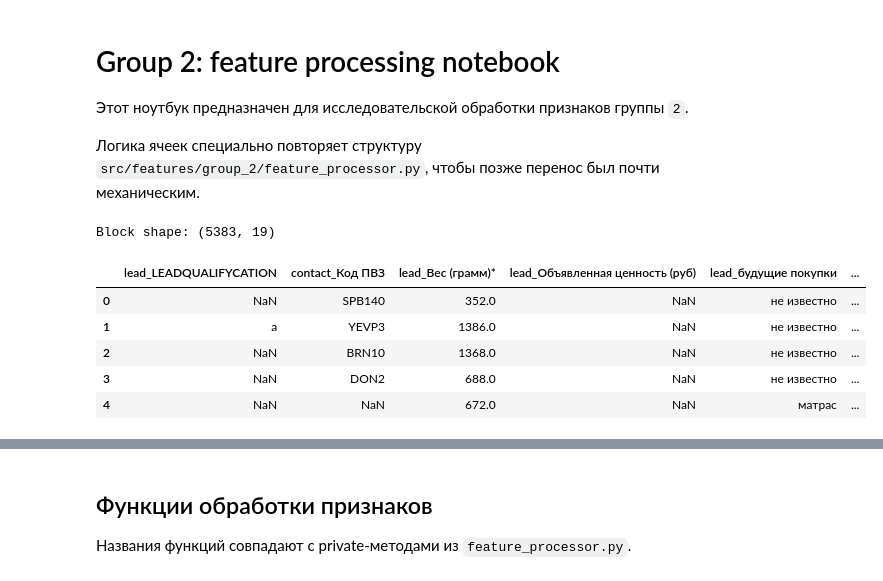
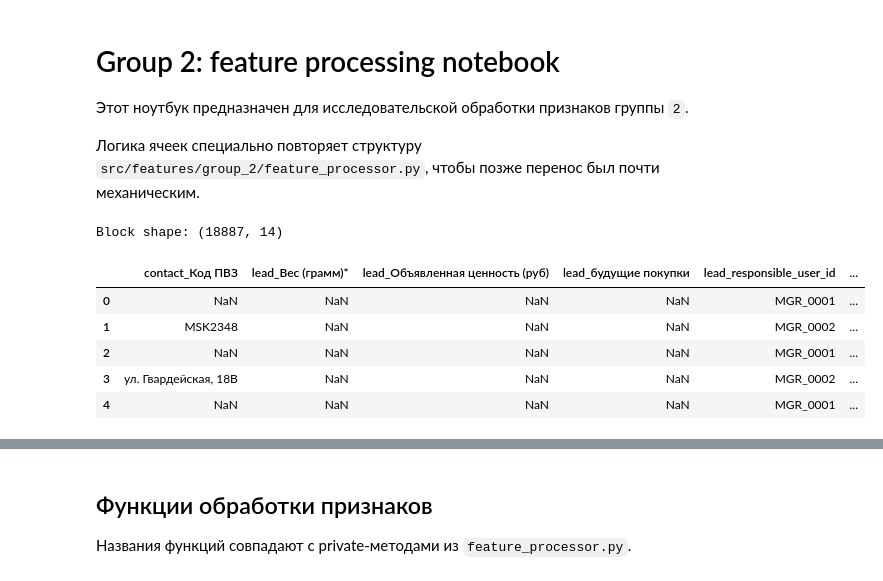
Before and after one commit to JeffRaiAlt/xakaton_mipt, a Jupyter notebook: notebooks/group_2/feature_processing_template.ipynb, the cells around one changed output, grey strips where cells are left out. Saved outputs shown, nothing was run; the diff lists cells and outputs as text; code cells hidden in the pictures.

```diff
--- a/notebooks/group_2/feature_processing_template.ipynb
+++ b/notebooks/group_2/feature_processing_template.ipynb
@@ -7,7 +7,12 @@
 чтобы позже перенос был почти механическим.
 # %%
 from pathlib import Path
+from statsmodels.tsa.seasonal import seasonal_decompose, STL
+import seaborn as sns
+import matplotlib.pyplot as plt
+import numpy as np
 import pandas as pd
+import re
 import sys
 
 # путь до корня проекта
@@ -19,24 +24,30 @@ sys.path.append(str(PROJECT_ROOT))
 # теперь обычный импорт
 from src.utils.spec_converter import create_feature_spec_template
 from src.utils.io import load_feature_names_from_txt
+
+pd.set_option("display.max_colwidth", None)
+pd.set_option("display.width", None)
 # %%
 # Пути относительно папки notebooks/group_2/
-DATA_PATH = Path("../../data/raw/MIPT_hackathon_dataset.csv")
+DATA_PATH = Path("../../data/raw/clean_dataset.csv")
 FEATURES_PATH = Path("../../data/feature_groups/features_group_2.txt")
 OUTPUT_DIR = Path("../../notebook_outputs/group_2")
 OUTPUT_DIR.mkdir(parents=True, exist_ok=True)
+XSLX_PATH = Path("../../data/raw/PvzList_rus-2.xlsx")
 # %%
 df = pd.read_csv(DATA_PATH)
 feature_names = load_feature_names_from_txt(FEATURES_PATH)
 block_df = df[feature_names].copy()
 
 print("Block shape:", block_df.shape)
+for col in ["lead_Дата создания сделки", "lead_Дата получения денег на Р/С"]:
+    block_df[col] = pd.to_datetime(block_df[col], unit="s")
 display(block_df.head())
 # %% [output]
-Block shape: (5383, 19)
+Block shape: (18887, 14)
-|  | lead_LEADQUALIFYCATION | contact_Код ПВЗ | lead_Вес (грамм)* | lead_Объявленная ценность (руб) | lead_будущие покупки | ... |
-| 0 | NaN | SPB140 | 352.0 | NaN | не известно | ... |
-| 1 | a | YEVP3 | 1386.0 | NaN | не известно | ... |
-| 2 | NaN | BRN10 | 1368.0 | NaN | не известно | ... |
-| 3 | NaN | DON2 | 688.0 | NaN | не известно | ... |
-| 4 | NaN | NaN | 672.0 | NaN | матрас | ... |
+|  | contact_Код ПВЗ | lead_Вес (грамм)* | lead_Объявленная ценность (руб) | lead_будущие покупки | lead_responsible_user_id | ... |
+| 0 | NaN | NaN | NaN | NaN | MGR_0001 | ... |
+| 1 | MSK2348 | NaN | NaN | NaN | MGR_0002 | ... |
+| 2 | NaN | NaN | NaN | NaN | MGR_0001 | ... |
+| 3 | ул. Гвардейская, 18В | NaN | NaN | NaN | MGR_0002 | ... |
+| 4 | NaN | NaN | NaN | NaN | MGR_0001 | ... |
```
Also changed, not shown: parts of 56 cells of this notebook, 3 other files.
